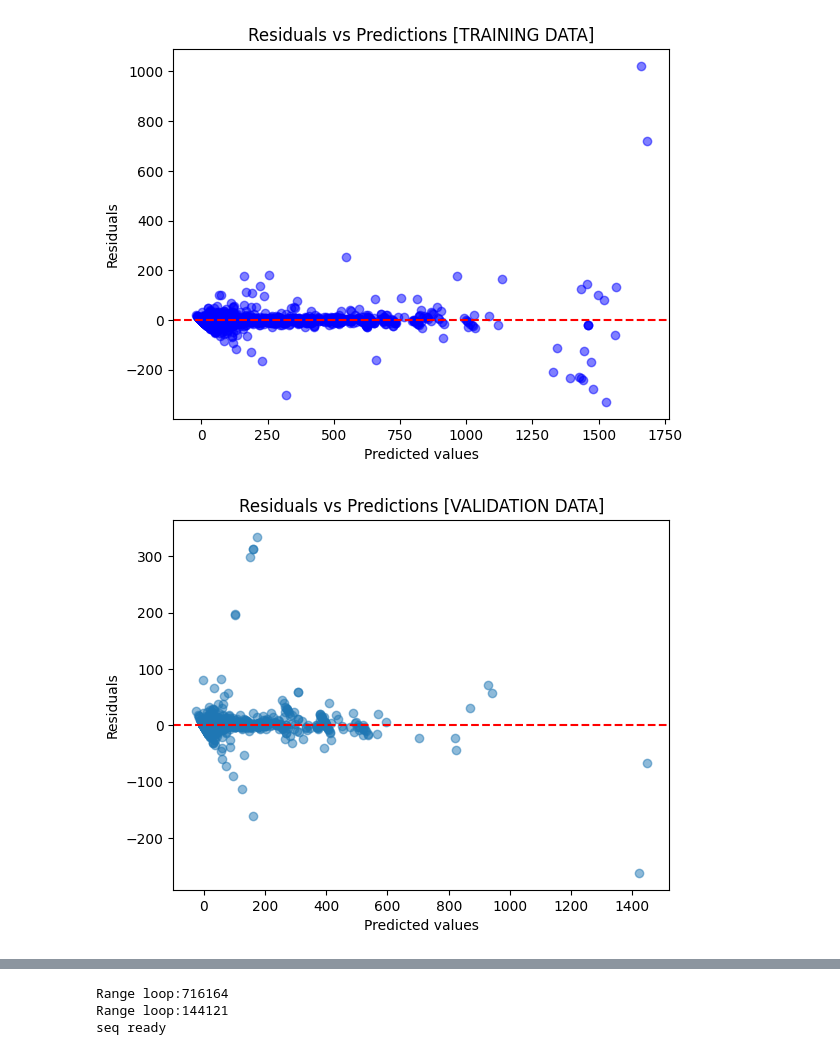
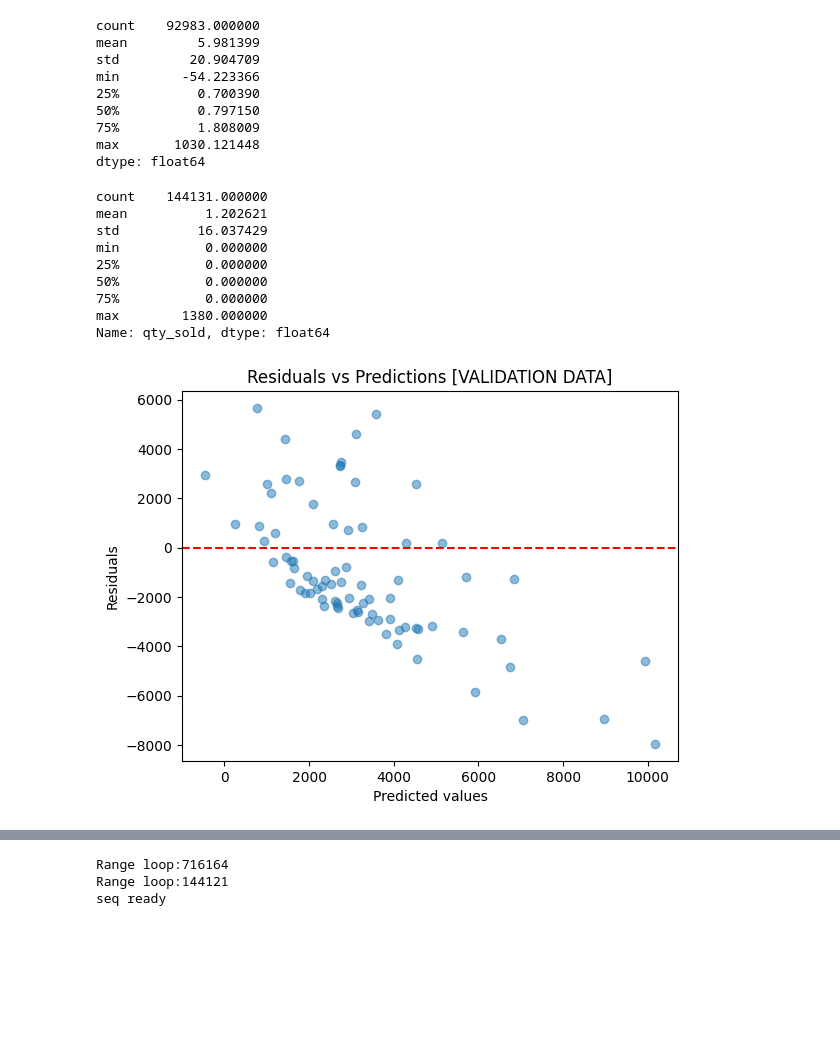
Before and after one commit to anelehdl/ITMDA-Assignment_Predictive-Inventory-System, a Jupyter notebook: forecast/product_demand.ipynb, the cells around one changed output, grey strips where cells are left out. Cells and saved outputs as stored; diff of their text form; code cells hidden in the pictures; blank space fills up the shorter version.

```diff
--- a/forecast/product_demand.ipynb
+++ b/forecast/product_demand.ipynb
@@ -17,6 +29,5 @@ from sklearn.metrics import r2_score
 # %%
-df = pd.read_excel("forecast_data20242-025.xlsx", header=2)
-df.head()
+
 #easier column classification
 df["InvoiceDate"] = pd.to_datetime(df["InvoiceDate"])
 df = df.rename( columns= {"InvoiceDate": "date" ,
@@ -34,17 +45,21 @@ df = df.rename( columns= {"InvoiceDate": "date" ,
 
 #ensure ints and categories are category
 df['item'] = df['item'].astype("category")
+df['area'] = df['Area'].astype("category")
 df['region'] = df['region'].astype("category")
+df['area'] = df['Area'].astype("category")
 df['cust_id'] = df['cust_id'].astype("category")
 df["color_container"] = (df['color'] + "_" + df["container"]).astype("category")
 df['color'] = df['color'].astype("category")
 df['container'] = df['container'].astype("category")
 df['currency'] = df['currency'].astype("category")
 df["qty_sold"] = np.where(df["qty"] >= 0, df["qty"], 0)
+df["qty_returned"] = np.abs(np.where(df["qty"] < 0, df["qty"], 0))
+df["qty_sold_log"] = np.log1p(df["qty_sold"])
 df = df.sort_values(by=["item", "date"])
 # %%
 df = df.drop(['TrnYear', 'TrnMonth', 'Register', 'Invoice', 'SummaryLine',
-       'DetailLine',  'Branch', 'Cust #', 'Area',
+       'DetailLine',  'Branch', 'Cust #',
      'SKU Description', 'Warehouse', 'Mass',
        'Volume',  'TaxValue', 'DiscValue', 'LineType',
        'PriceCode', 'DocumentType', 'GlYear', 'GlPeriod', 'SalesOrder',
@@ -97,8 +146,6 @@ df
 # %%
 #create lags and rolling
-target = "qty_sold"
-lags = [1, 7, 14, 30]
+lags = [1, 5, 10, 20]
 for lag_i in lags:
-    df[f"{target}_lag{lag_i}"] =  df.groupby(["item", "date"])[target].shift(lag_i).fillna(0)
+    item_day[f"{target}_lag{lag_i}"] =  item_day_group[target].shift(lag_i)
 lag_feats = [ f"{target}_lag{i}" for i in lags]
-df.columns
@@ -211,0 +468,15 @@ Training MAE: 0.07574
+# %%
+test = test.copy()
+test['pred_prob'] = pred_prob
+
+# For Stage 2, create a full array where 0s get 0, and >0 get predicted quantity
+pred_qty_full = np.zeros(len(test))
+pred_qty_full[test[target]>0] = pred_qty_cond
+
+# Expected demand
+test['expected_demand'] = test['pred_prob'] * pred_qty_full
+
+# Evaluate overall RMSE
+overall_rmse = np.sqrt(mean_squared_error(test[target], test['expected_demand']))
+print(f'Overall RMSE: {overall_rmse:.4f}')
+print(f"R2: {r2_score(test[target], test['expected_demand']):.5f}")
@@ -212,21 +589,39 @@ Training MAE: 0.07574
+# %%
+pd.Series(y_val_pred).describe()
+# %% [output]
+count    92983.000000
+mean         5.981399
+std         20.904709
+min        -54.223366
+25%          0.700390
+50%          0.797150
+75%          1.808009
+max       1030.121448
+dtype: float64
+# %%
+y_val.describe()
+# %% [output]
+count    144131.000000
+mean          1.202621
+std          16.037429
+min           0.000000
+25%           0.000000
+50%           0.000000
+75%           0.000000
+max        1380.000000
+Name: qty_sold, dtype: float64
 # %%
-resid_train = y_train - y_train_pred
+y_val = test[target]
+y_val_pred = test['expected_demand']
+
 resid_val = y_val - y_val_pred
 import matplotlib.pyplot as plt
-
-plt.scatter(y_train_pred, resid_train, alpha=0.5, c='blue')
-plt.axhline(0, color="red", linestyle="--")
-plt.xlabel("Predicted values")
-plt.ylabel("Residuals")
-plt.title("Residuals vs Predictions [TRAINING DATA]")
-plt.show()
 
 plt.scatter(y_val_pred, resid_val, alpha=0.5)
 plt.axhline(0, color="red", linestyle="--")
 plt.xlabel("Predicted values")
 plt.ylabel("Residuals")
 plt.title("Residuals vs Predictions [VALIDATION DATA]")
 plt.show()
 # %% [output]
-[figure, old version]
+[figure, new version]
-[figure, removed]
```
Also changed, not shown: parts of 32 cells of this notebook, 1 other file.
